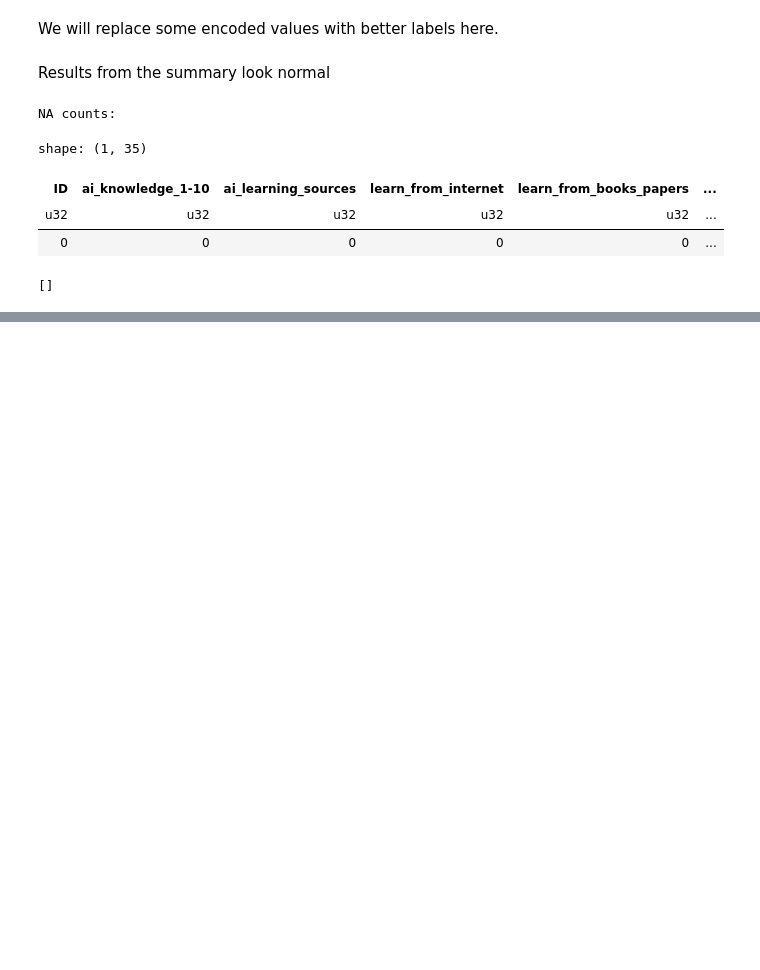
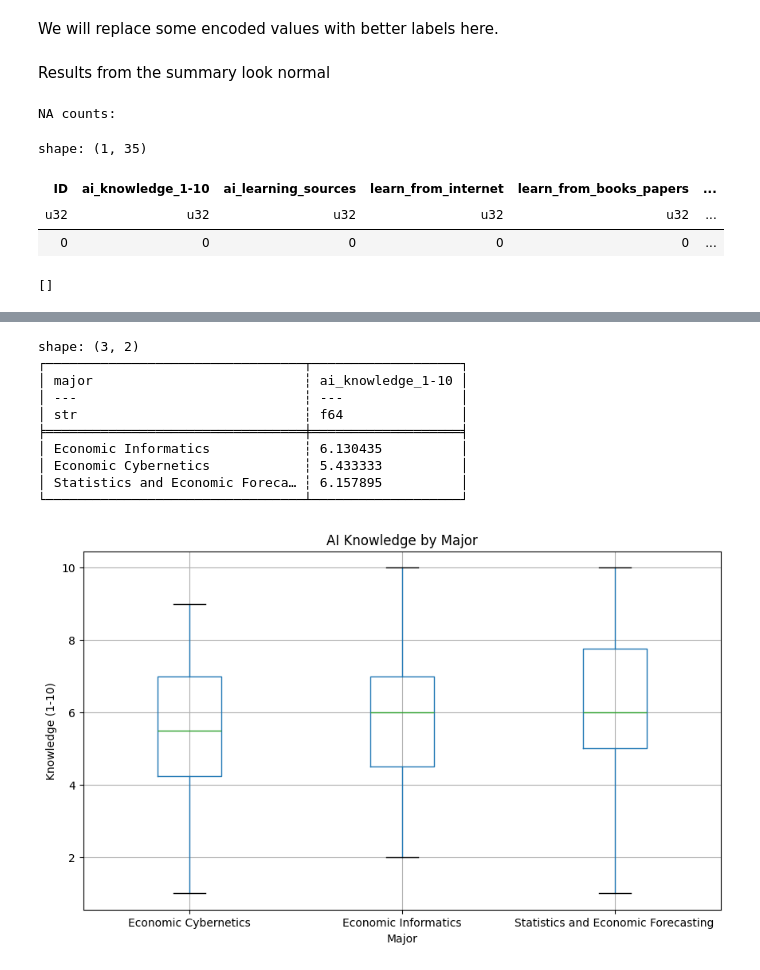
Before and after one commit to danield2255/ai_in_education_analysis, a Jupyter notebook: SurveyDataExploration.ipynb, the cells around one changed output, grey strips where cells are left out. Drawn from its saved outputs; the diff is of its cells as text; code cells hidden in the pictures; blank space fills up the shorter version.

```diff
--- a/SurveyDataExploration.ipynb
+++ b/SurveyDataExploration.ipynb
@@ -373,0 +350,22 @@ shape: (3, 2)
+# %%
+# Looking at knowledge by major
+print(df_new.group_by("major").agg(pl.col("ai_knowledge_1-10").mean()))
+
+df_new.to_pandas().boxplot(column="ai_knowledge_1-10", by="major", figsize=(10, 6))
+plt.suptitle("")
+plt.title("AI Knowledge by Major")
+plt.xlabel("Major")
+plt.ylabel("Knowledge (1-10)")
+plt.show()
+# %% [output]
+shape: (3, 2)
+┌─────────────────────────────────┬───────────────────┐
+│ major                           ┆ ai_knowledge_1-10 │
+│ ---                             ┆ ---               │
+│ str                             ┆ f64               │
+╞═════════════════════════════════╪═══════════════════╡
+│ Economic Informatics            ┆ 6.130435          │
+│ Economic Cybernetics            ┆ 5.433333          │
+│ Statistics and Economic Foreca… ┆ 6.157895          │
+└─────────────────────────────────┴───────────────────┘
+[figure, added]
```
Also changed, not shown: parts of 21 cells of this notebook.
